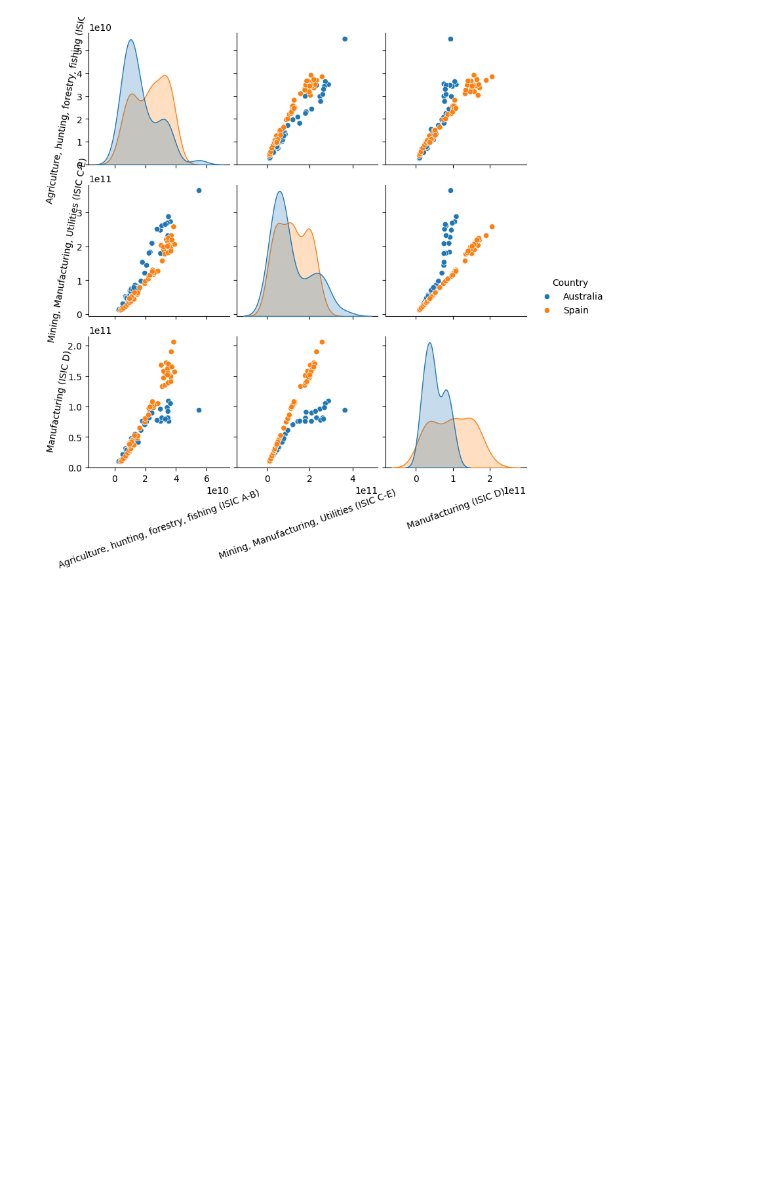
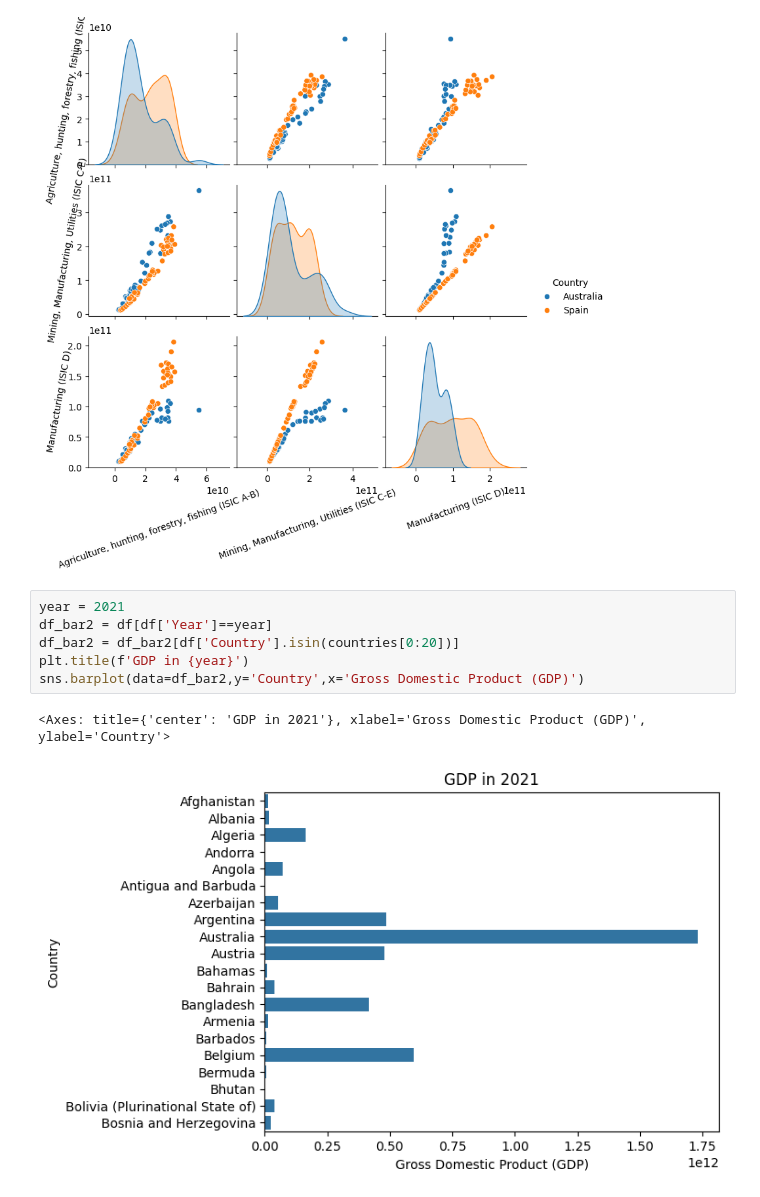
Before and after one commit to adcerro/mineria, a Jupyter notebook: segundoentregable/_build/jupyter_execute/second.ipynb, the cells around one changed output. Drawn from its saved outputs; the diff is of its cells as text; blank space fills up the shorter version.

Commit message:
new barplot

```diff
--- a/segundoentregable/_build/jupyter_execute/second.ipynb
+++ b/segundoentregable/_build/jupyter_execute/second.ipynb
@@ -78,3 +78,12 @@ for ax in g.axes.flatten():
 plt.show()
 # %% [output]
 [figure]
+# %%
+year = 2021
+df_bar2 = df[df['Year']==year]
+df_bar2 = df_bar2[df['Country'].isin(countries[0:20])]
+plt.title(f'GDP in {year}')
+sns.barplot(data=df_bar2,y='Country',x='Gross Domestic Product (GDP)')
+# %% [output]
+<Axes: title={'center': 'GDP in 2021'}, xlabel='Gross Domestic Product (GDP)', ylabel='Country'>
+[figure, added]
```
Also changed, not shown: 6 other files.
